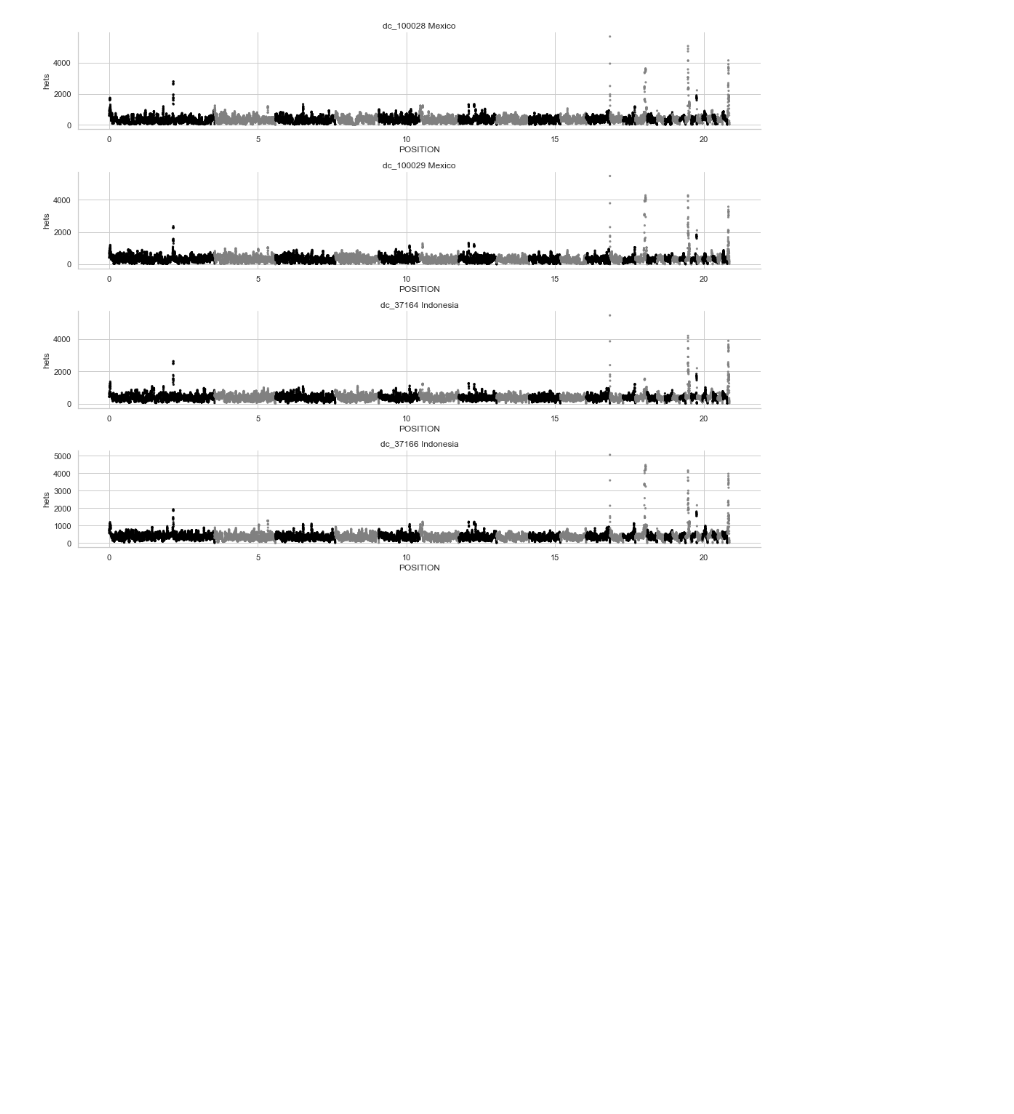
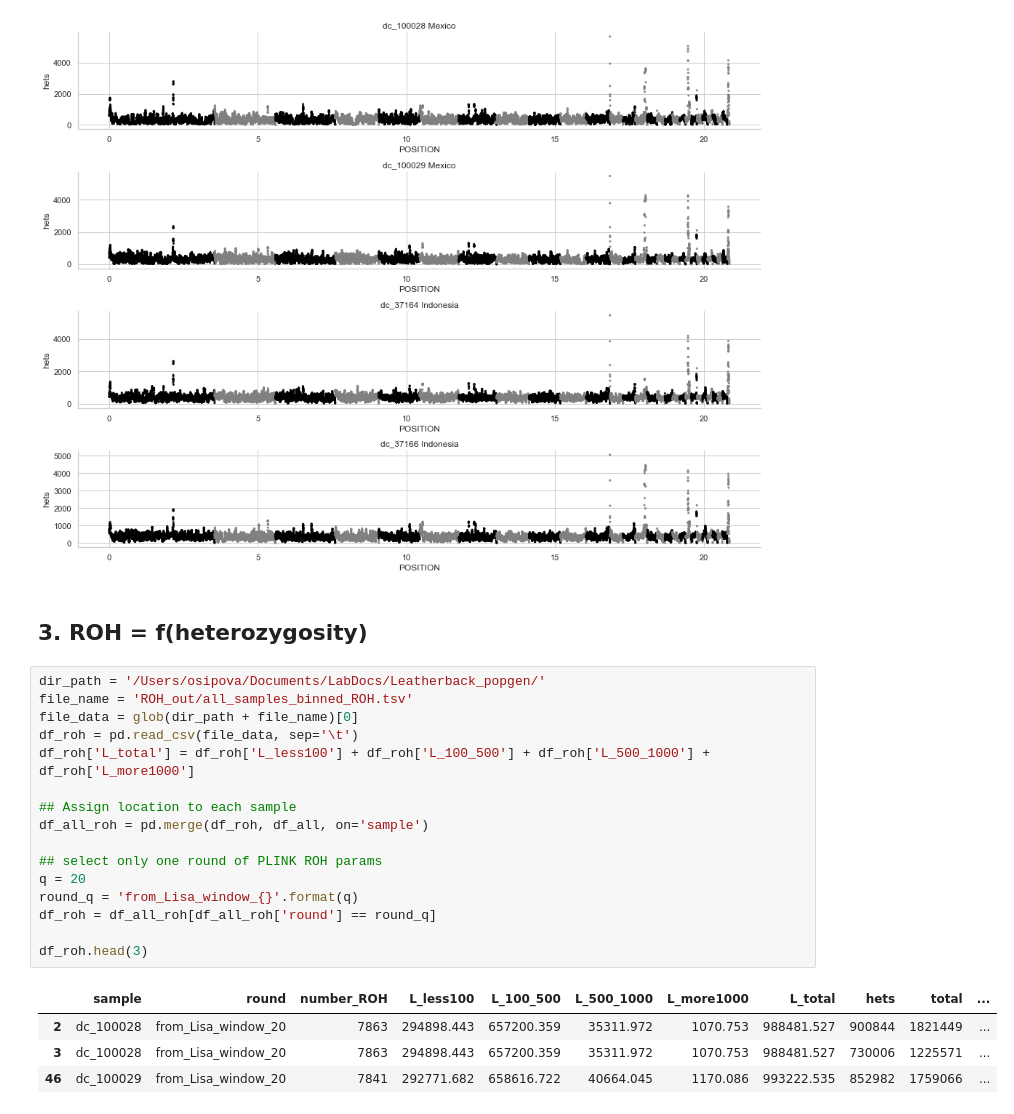
Before and after one commit to osipovarev/Leatherback_popgen, a Jupyter notebook: heterozygosity_analysis.ipynb, the cells around one changed output. Cells and saved outputs as stored; diff of their text form; blank space fills up the shorter version.

Commit message:
backed up changes from Tue Apr 15 17:40:07 EDT 2025 in the project /Users/osipova/Documents/LabDocs/Leatherback_popgen

```diff
--- a/heterozygosity_analysis.ipynb
+++ b/heterozygosity_analysis.ipynb
@@ -202,3 +202,26 @@ for i in range(len(samples)):
 fig.tight_layout()
 # %% [output]
 [figure]
+# %% [markdown]
+## 3. ROH = f(heterozygosity)
+# %%
+dir_path = '/Users/osipova/Documents/LabDocs/Leatherback_popgen/'
+file_name = 'ROH_out/all_samples_binned_ROH.tsv'
+file_data = glob(dir_path + file_name)[0]
+df_roh = pd.read_csv(file_data, sep='\t')
+df_roh['L_total'] = df_roh['L_less100'] + df_roh['L_100_500'] + df_roh['L_500_1000'] + df_roh['L_more1000']
+
+## Assign location to each sample
+df_all_roh = pd.merge(df_roh, df_all, on='sample')
+
+## select only one round of PLINK ROH params
+q = 20
+round_q = 'from_Lisa_window_{}'.format(q)
+df_roh = df_all_roh[df_all_roh['round'] == round_q]
+
+df_roh.head(3)
+# %% [output]
+|  | sample | round | number_ROH | L_less100 | L_100_500 | L_500_1000 | L_more1000 | L_total | hets | total | ... |
+| 2 | dc_100028 | from_Lisa_window_20 | 7863 | 294898.443 | 657200.359 | 35311.972 | 1070.753 | 988481.527 | 900844 | 1821449 | ... |
+| 3 | dc_100028 | from_Lisa_window_20 | 7863 | 294898.443 | 657200.359 | 35311.972 | 1070.753 | 988481.527 | 730006 | 1225571 | ... |
+| 46 | dc_100029 | from_Lisa_window_20 | 7841 | 292771.682 | 658616.722 | 40664.045 | 1170.086 | 993222.535 | 852982 | 1759066 | ... |
```
Also changed, not shown: parts of 4 cells of this notebook.
